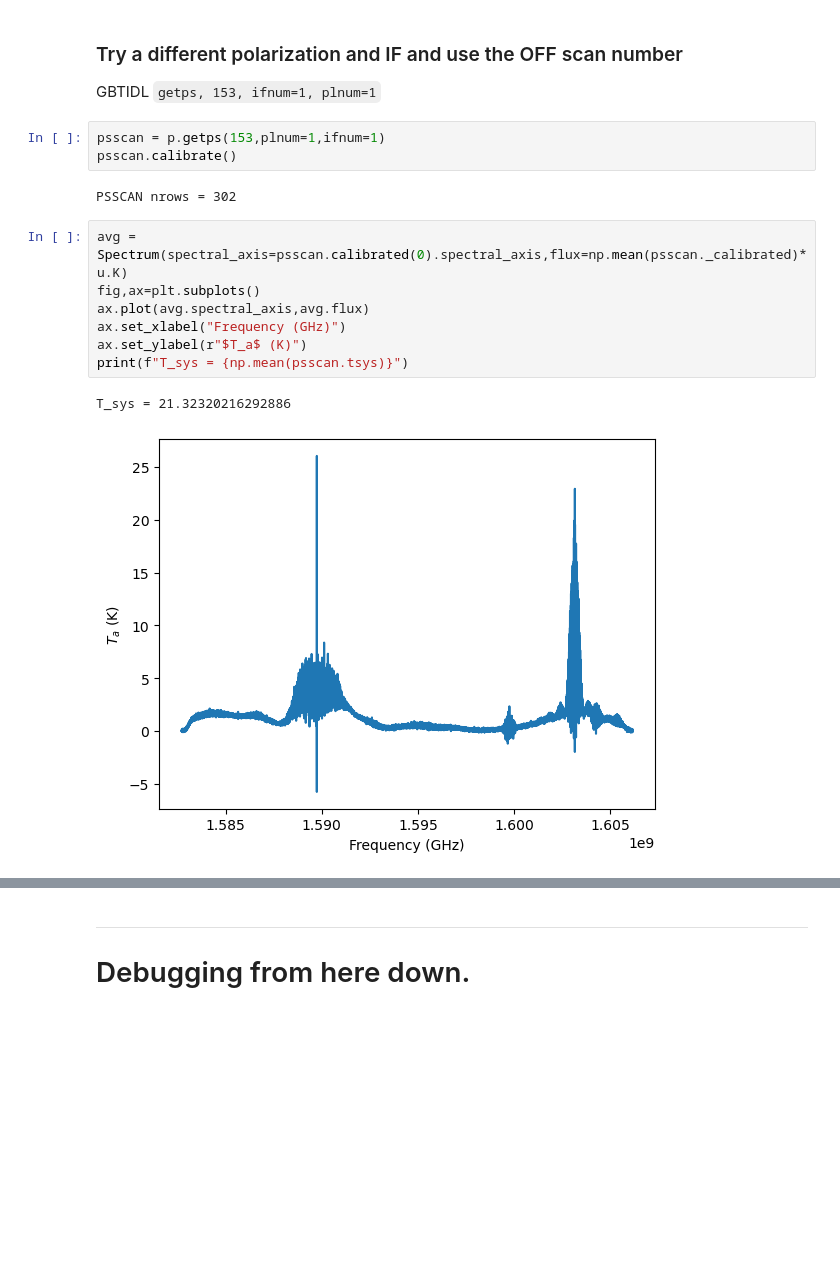
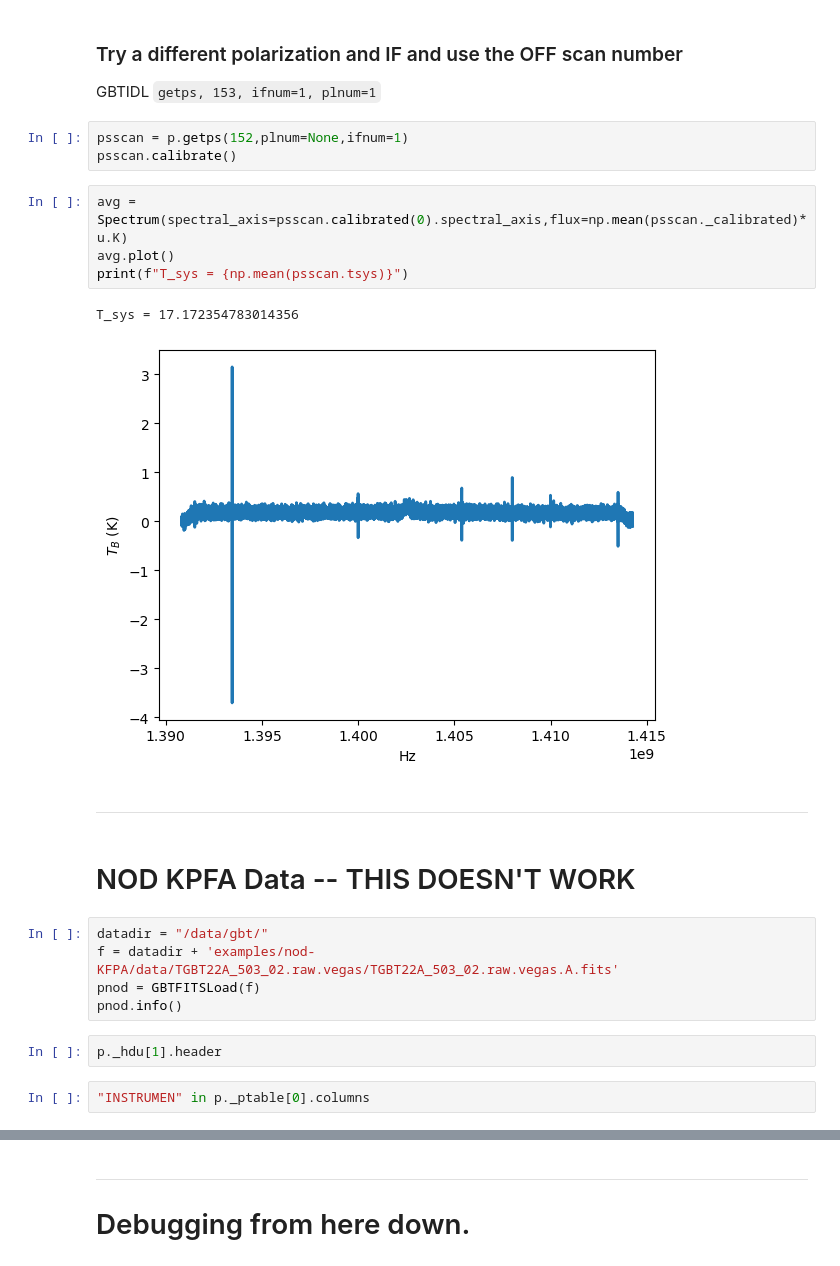
Before and after one commit to GreenBankObservatory/dysh, a Jupyter notebook: notebooks/test_sdfits.ipynb, the cells around one changed output, grey strips where cells are left out. Drawn from its saved outputs; the diff is of its cells as text; blank space fills up the shorter version.

```diff
--- a/notebooks/test_sdfits.ipynb
+++ b/notebooks/test_sdfits.ipynb
@@ -230,17 +237,25 @@ T_sys = 17.17232315879513
 ### Try a different polarization and IF and use the OFF scan number
 GBTIDL `getps, 153, ifnum=1, plnum=1`
 # %%
-psscan = p.getps(153,plnum=1,ifnum=1)
+psscan = p.getps(152,plnum=None,ifnum=1)
 psscan.calibrate()
-# %% [output]
-PSSCAN nrows = 302
 # %%
 avg = Spectrum(spectral_axis=psscan.calibrated(0).spectral_axis,flux=np.mean(psscan._calibrated)*u.K)
-fig,ax=plt.subplots()
-ax.plot(avg.spectral_axis,avg.flux)
-ax.set_xlabel("Frequency (GHz)")
-ax.set_ylabel(r"$T_a$ (K)")
+avg.plot()
 print(f"T_sys = {np.mean(psscan.tsys)}")
 # %% [output]
-T_sys = 21.32320216292886
+T_sys = 17.172354783014356
-[figure, old version]
+[figure, new version]
+# %% [markdown]
+--------------------------------
+# %% [markdown]
+# NOD KPFA Data  -- THIS DOESN'T WORK
+# %%
+datadir = "/data/gbt/"
+f = datadir + 'examples/nod-KFPA/data/TGBT22A_503_02.raw.vegas/TGBT22A_503_02.raw.vegas.A.fits'
+pnod = GBTFITSLoad(f)
+pnod.info()
+# %%
+p._hdu[1].header
+# %%
+"INSTRUMEN" in p._ptable[0].columns
```
Also changed, not shown: parts of 18 cells of this notebook.
